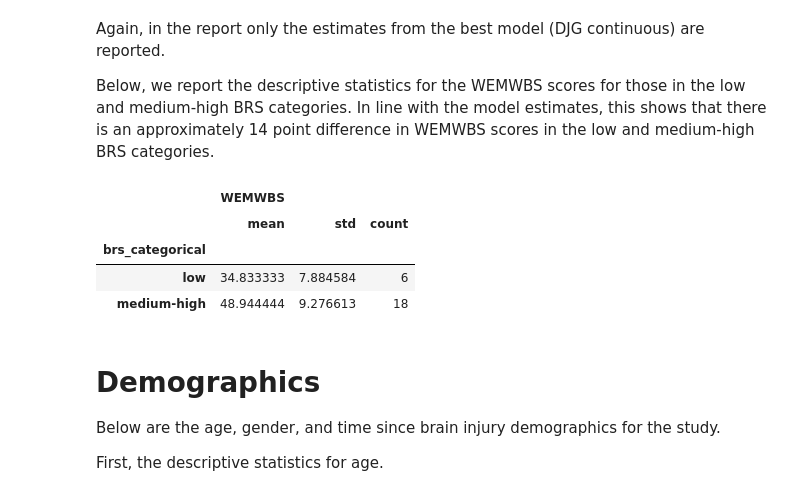
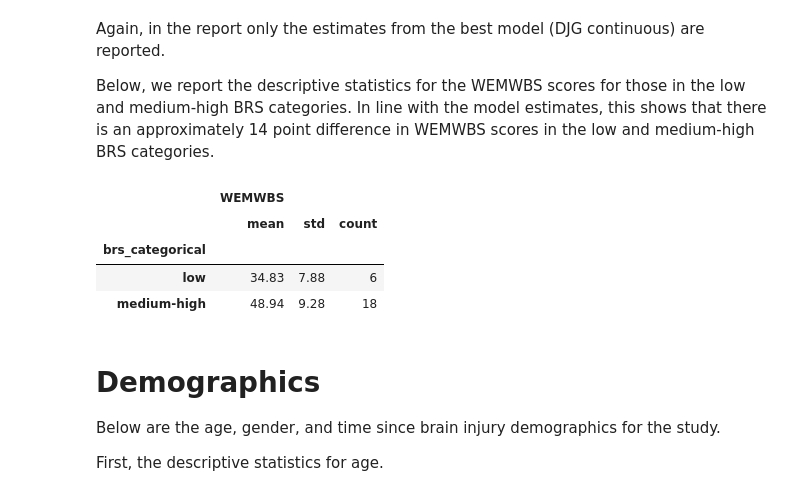
Before and after one commit to gpwilliams/bi_loneliness, a Jupyter notebook: python/analysis.ipynb, the cells around one changed output. Drawn from its saved outputs; the diff is of its cells as text; code cells hidden in the pictures.

```diff
--- a/python/analysis.ipynb
+++ b/python/analysis.ipynb
@@ -291,14 +291,14 @@ Below, we report the descriptive statistics for the WEMWBS scores for those in t
 # %%
 # make dat.BRS_cat a categorical variable with labels low and medium
 dat['brs_categorical'] = pd.Categorical(dat['BRS_cat'])
 dat['brs_categorical'] = dat['brs_categorical'].cat.rename_categories(['low', 'medium-high'])
-dat.groupby('brs_categorical').agg({'WEMWBS': ['mean', 'std', 'count']})
+dat.groupby('brs_categorical').agg({'WEMWBS': ['mean', 'std', 'count']}).round(2)
 # %% [output]
 |  | WEMWBS |  |  |
 |  | mean | std | count |
 | brs_categorical |  |  |  |
-| low | 34.833333 | 7.884584 | 6 |
-| medium-high | 48.944444 | 9.276613 | 18 |
+| low | 34.83 | 7.88 | 6 |
+| medium-high | 48.94 | 9.28 | 18 |
 # %% [markdown]
 # Demographics
 
```
Also changed, not shown: parts of 4 cells of this notebook, 2 other files.
